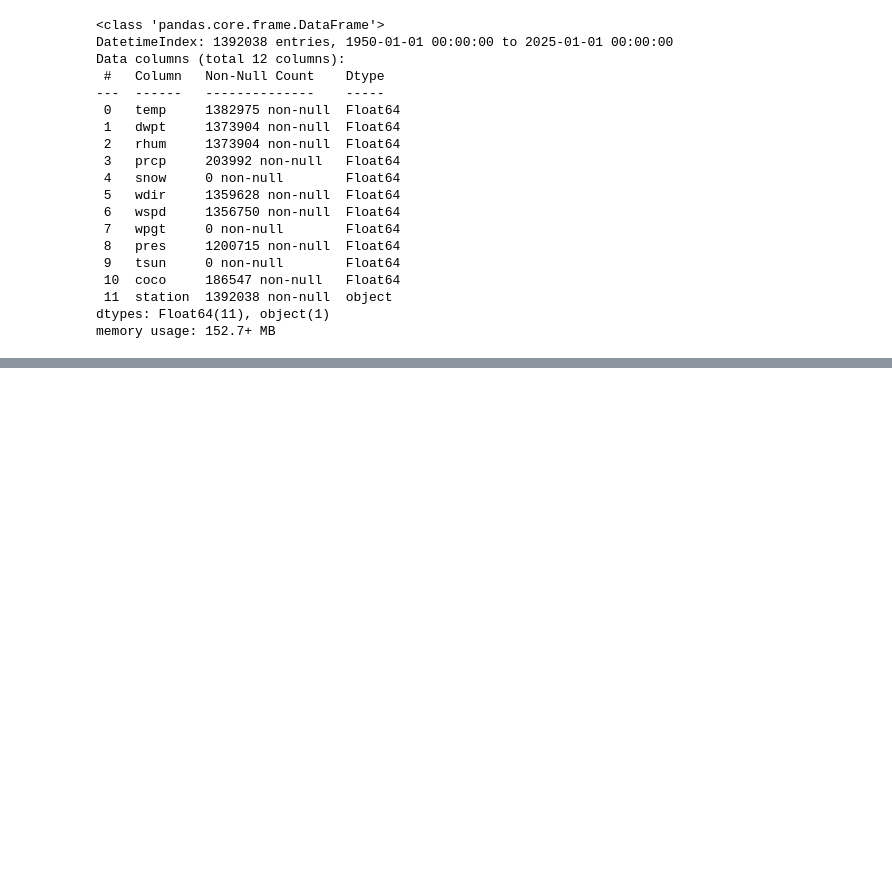
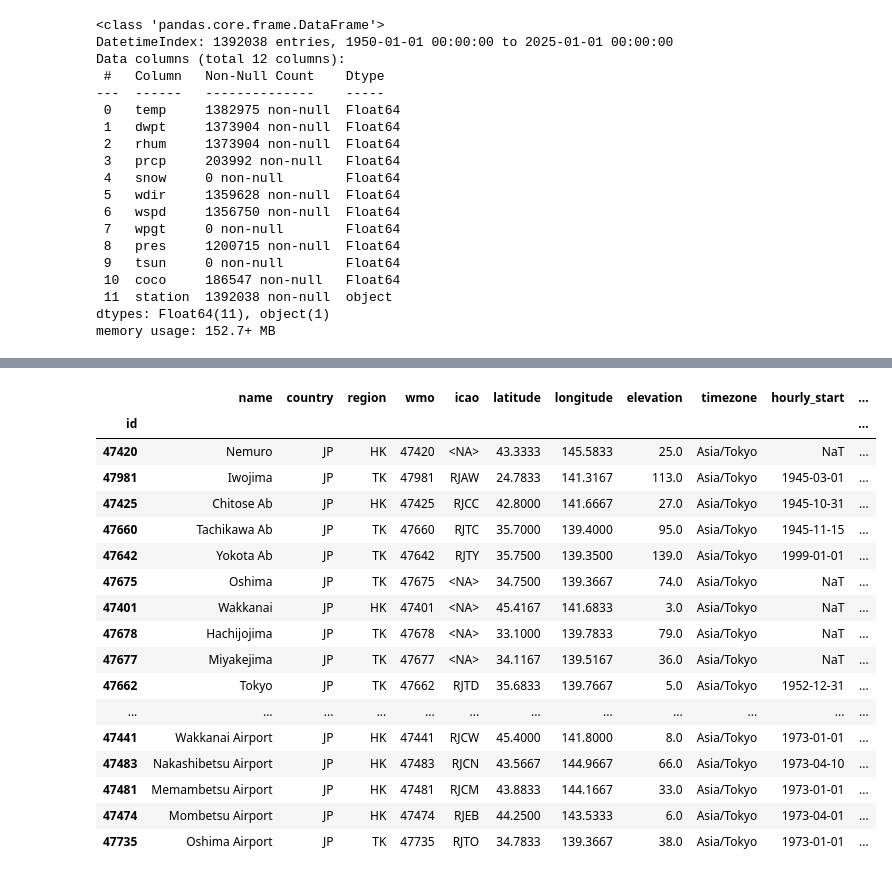
Before and after one commit to Nurislam-Slam/home-laba, a Jupyter notebook: weather-project/Weather_data_loader.ipynb, the cells around one changed output, grey strips where cells are left out. Cells and saved outputs as stored; diff of their text form; code cells hidden in the pictures; blank space fills up the shorter version.

```diff
--- a/weather-project/Weather_data_loader.ipynb
+++ b/weather-project/Weather_data_loader.ipynb
@@ -143,0 +408,5 @@ meteostations.to_parquet("kz_meteostations_ref.parquet", index=True)
+# %%
+stations = Stations()
+stations = stations.region('JP')
+
+'Stations in Japan:', stations.count()
@@ -143,0 +415,2 @@ meteostations.to_parquet("kz_meteostations_ref.parquet", index=True)
+# %%
+meteostations_Japan = stations.fetch()
@@ -143,0 +434,25 @@ meteostations.to_parquet("kz_meteostations_ref.parquet", index=True)
+# %%
+meteostations_Japan= meteostations_Japan[meteostations_Japan['daily_start'].notna()].sort_values(by='daily_start')
+# %%
+meteostations_Japan=meteostations_Japan[meteostations_Japan['region'].isin(['HK','TK'])]
+# %%
+meteostations_Japan
+# %% [output]
+|  | name | country | region | wmo | icao | latitude | longitude | elevation | timezone | hourly_start | ... |
+| id |  |  |  |  |  |  |  |  |  |  | ... |
+| 47420 | Nemuro | JP | HK | 47420 | <NA> | 43.3333 | 145.5833 | 25.0 | Asia/Tokyo | NaT | ... |
+| 47981 | Iwojima | JP | TK | 47981 | RJAW | 24.7833 | 141.3167 | 113.0 | Asia/Tokyo | 1945-03-01 | ... |
+| 47425 | Chitose Ab | JP | HK | 47425 | RJCC | 42.8000 | 141.6667 | 27.0 | Asia/Tokyo | 1945-10-31 | ... |
+| 47660 | Tachikawa Ab | JP | TK | 47660 | RJTC | 35.7000 | 139.4000 | 95.0 | Asia/Tokyo | 1945-11-15 | ... |
+| 47642 | Yokota Ab | JP | TK | 47642 | RJTY | 35.7500 | 139.3500 | 139.0 | Asia/Tokyo | 1999-01-01 | ... |
+| 47675 | Oshima | JP | TK | 47675 | <NA> | 34.7500 | 139.3667 | 74.0 | Asia/Tokyo | NaT | ... |
+| 47401 | Wakkanai | JP | HK | 47401 | <NA> | 45.4167 | 141.6833 | 3.0 | Asia/Tokyo | NaT | ... |
+| 47678 | Hachijojima | JP | TK | 47678 | <NA> | 33.1000 | 139.7833 | 79.0 | Asia/Tokyo | NaT | ... |
+| 47677 | Miyakejima | JP | TK | 47677 | <NA> | 34.1167 | 139.5167 | 36.0 | Asia/Tokyo | NaT | ... |
+| 47662 | Tokyo | JP | TK | 47662 | RJTD | 35.6833 | 139.7667 | 5.0 | Asia/Tokyo | 1952-12-31 | ... |
+| ... | ... | ... | ... | ... | ... | ... | ... | ... | ... | ... | ... |
+| 47441 | Wakkanai Airport | JP | HK | 47441 | RJCW | 45.4000 | 141.8000 | 8.0 | Asia/Tokyo | 1973-01-01 | ... |
+| 47483 | Nakashibetsu Airport | JP | HK | 47483 | RJCN | 43.5667 | 144.9667 | 66.0 | Asia/Tokyo | 1973-04-10 | ... |
+| 47481 | Memambetsu Airport | JP | HK | 47481 | RJCM | 43.8833 | 144.1667 | 33.0 | Asia/Tokyo | 1973-01-01 | ... |
+| 47474 | Mombetsu Airport | JP | HK | 47474 | RJEB | 44.2500 | 143.5333 | 6.0 | Asia/Tokyo | 1973-04-01 | ... |
+| 47735 | Oshima Airport | JP | TK | 47735 | RJTO | 34.7833 | 139.3667 | 38.0 | Asia/Tokyo | 1973-01-01 | ... |
```
Also changed, not shown: parts of 45 cells of this notebook, 3 other files.
